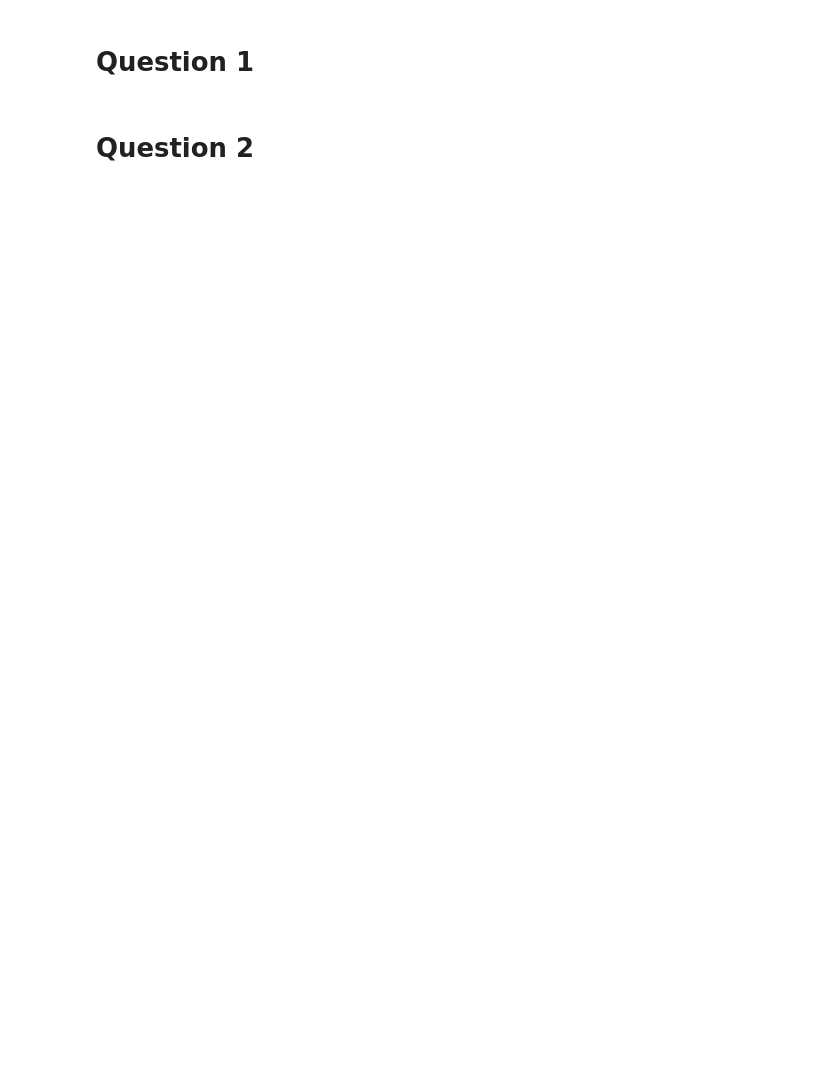
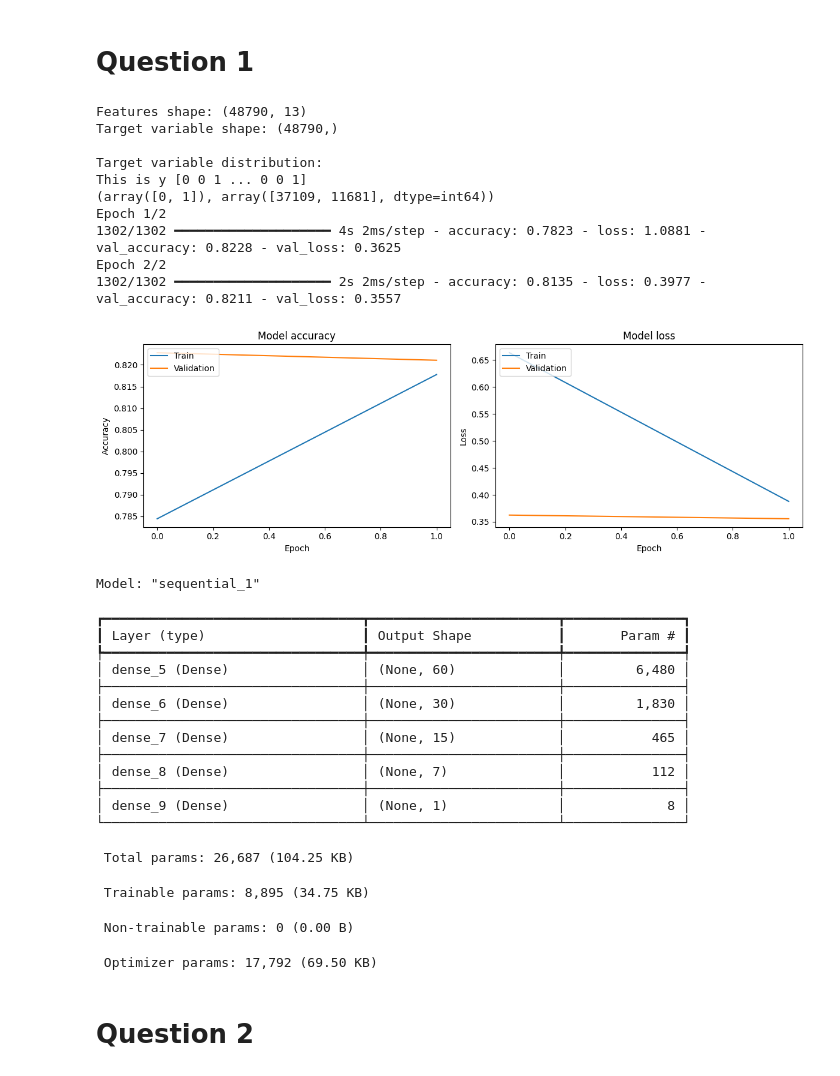
Before and after one commit to akhilswarop/NNDL, a Jupyter notebook: lab_evaluation_1.ipynb, the cells around one changed output. Saved outputs shown, nothing was run; the diff lists cells and outputs as text; code cells hidden in the pictures; blank space fills up the shorter version.

```diff
--- a/lab_evaluation_1.ipynb
+++ b/lab_evaluation_1.ipynb
@@ -13,9 +13,7 @@ data = data.dropna()
 data = data.drop_duplicates()
 data = data.drop('fnlwgt', axis=1)
 
-print(data)
 
-data['income'] = data['income'].map({' <=50K': 0, ' >50K': 1})
 
 X = data.drop('income', axis=1)
 y = data['income']
@@ -26,7 +24,7 @@ print("\nTarget variable distribution:")
 
 le = LabelEncoder()
 y = le.fit_transform(y)
-
+print("This is y", y)
 print(np.unique(y, return_counts=True))
 
 import tensorflow as tf
@@ -35,7 +33,6 @@ from tensorflow.keras.layers import Dense, Input
 
 # Encode categorical variables
 X = pandas.get_dummies(X)
-
 model = Sequential([
     Input(shape=(X.shape[1],)),
     Dense(60, activation='relu'),
@@ -53,36 +50,66 @@ X_tensor = tf.convert_to_tensor(X.values, dtype=tf.float32)
 y_tensor = tf.convert_to_tensor(y, dtype=tf.float32)
 
 history = model.fit(X_tensor, y_tensor,
-          epochs=50,
+          epochs=2,
           batch_size=30,
           validation_split=0.2)
 
 # Plot training & validation accuracy values
 plt.figure(figsize=(12, 4))
 plt.subplot(1, 2, 1)
 plt.plot(history.history['accuracy'])
 plt.plot(history.history['val_accuracy'])
 plt.title('Model accuracy')
 plt.ylabel('Accuracy')
 plt.xlabel('Epoch')
 plt.legend(['Train', 'Validation'], loc='upper left')
 
 # Plot training & validation loss values
 plt.subplot(1, 2, 2)
 plt.plot(history.history['loss'])
 plt.plot(history.history['val_loss'])
 plt.title('Model loss')
 plt.ylabel('Loss')
 plt.xlabel('Epoch')
 plt.legend(['Train', 'Validation'], loc='upper left')
 
 plt.tight_layout()
 plt.show()
 
 model.summary()
 
 
 ## Accuracy and loss plots for training and validation sets for the model built.
+# %% [output]
+Features shape: (48790, 13)
+Target variable shape: (48790,)
+
+Target variable distribution:
+This is y [0 0 1 ... 0 0 1]
+(array([0, 1]), array([37109, 11681], dtype=int64))
+Epoch 1/2
+1302/1302 ━━━━━━━━━━━━━━━━━━━━ 4s 2ms/step - accuracy: 0.7823 - loss: 1.0881 - val_accuracy: 0.8228 - val_loss: 0.3625
+Epoch 2/2
+1302/1302 ━━━━━━━━━━━━━━━━━━━━ 2s 2ms/step - accuracy: 0.8135 - loss: 0.3977 - val_accuracy: 0.8211 - val_loss: 0.3557
+[figure, added]
+Model: "sequential_1"
+┏━━━━━━━━━━━━━━━━━━━━━━━━━━━━━━━━━┳━━━━━━━━━━━━━━━━━━━━━━━━┳━━━━━━━━━━━━━━━┓
+┃ Layer (type)                    ┃ Output Shape           ┃       Param # ┃
+┡━━━━━━━━━━━━━━━━━━━━━━━━━━━━━━━━━╇━━━━━━━━━━━━━━━━━━━━━━━━╇━━━━━━━━━━━━━━━┩
+│ dense_5 (Dense)                 │ (None, 60)             │         6,480 │
+├─────────────────────────────────┼────────────────────────┼───────────────┤
+│ dense_6 (Dense)                 │ (None, 30)             │         1,830 │
+├─────────────────────────────────┼────────────────────────┼───────────────┤
+│ dense_7 (Dense)                 │ (None, 15)             │           465 │
+├─────────────────────────────────┼────────────────────────┼───────────────┤
+│ dense_8 (Dense)                 │ (None, 7)              │           112 │
+├─────────────────────────────────┼────────────────────────┼───────────────┤
+│ dense_9 (Dense)                 │ (None, 1)              │             8 │
+└─────────────────────────────────┴────────────────────────┴───────────────┘
+ Total params: 26,687 (104.25 KB)
+ Trainable params: 8,895 (34.75 KB)
+ Non-trainable params: 0 (0.00 B)
+ Optimizer params: 17,792 (69.50 KB)
 # %% [markdown]
 # Question 2
 # %%
```
Also changed, not shown: parts of 1 cell of this notebook, 4 other files.
